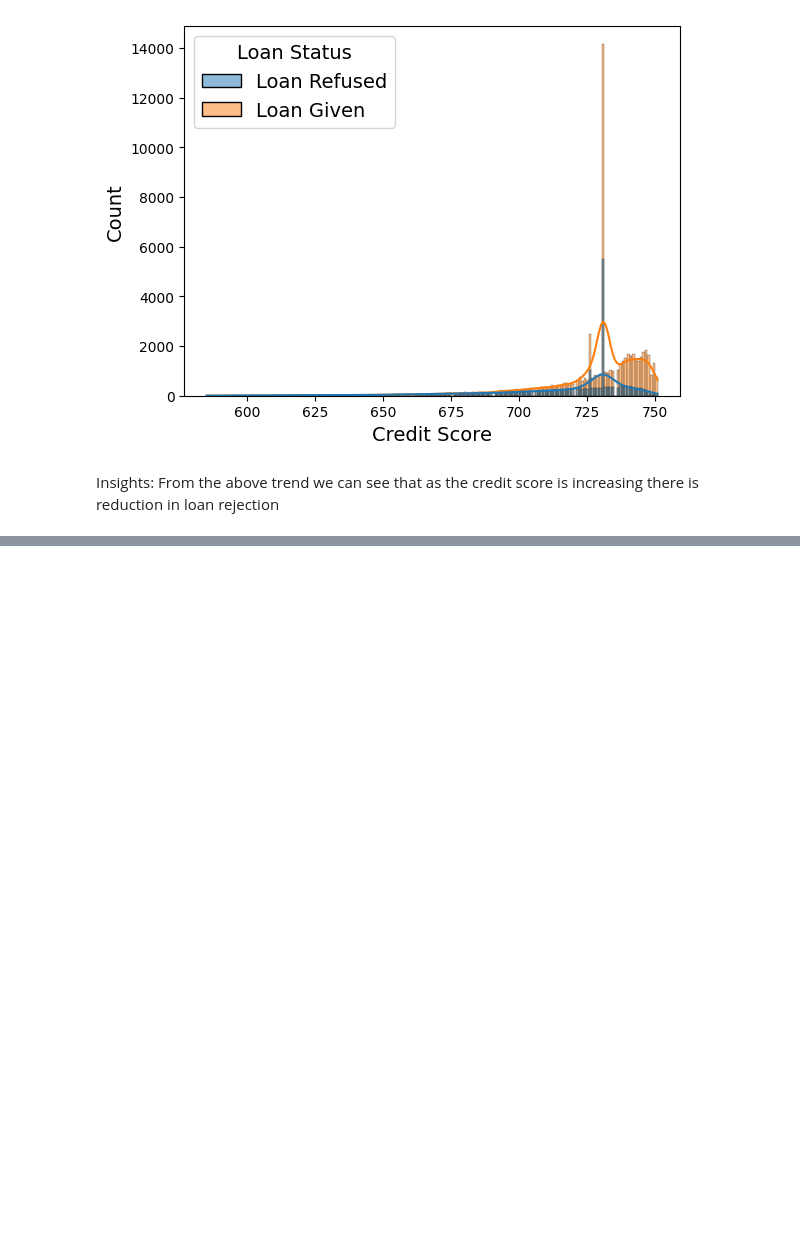
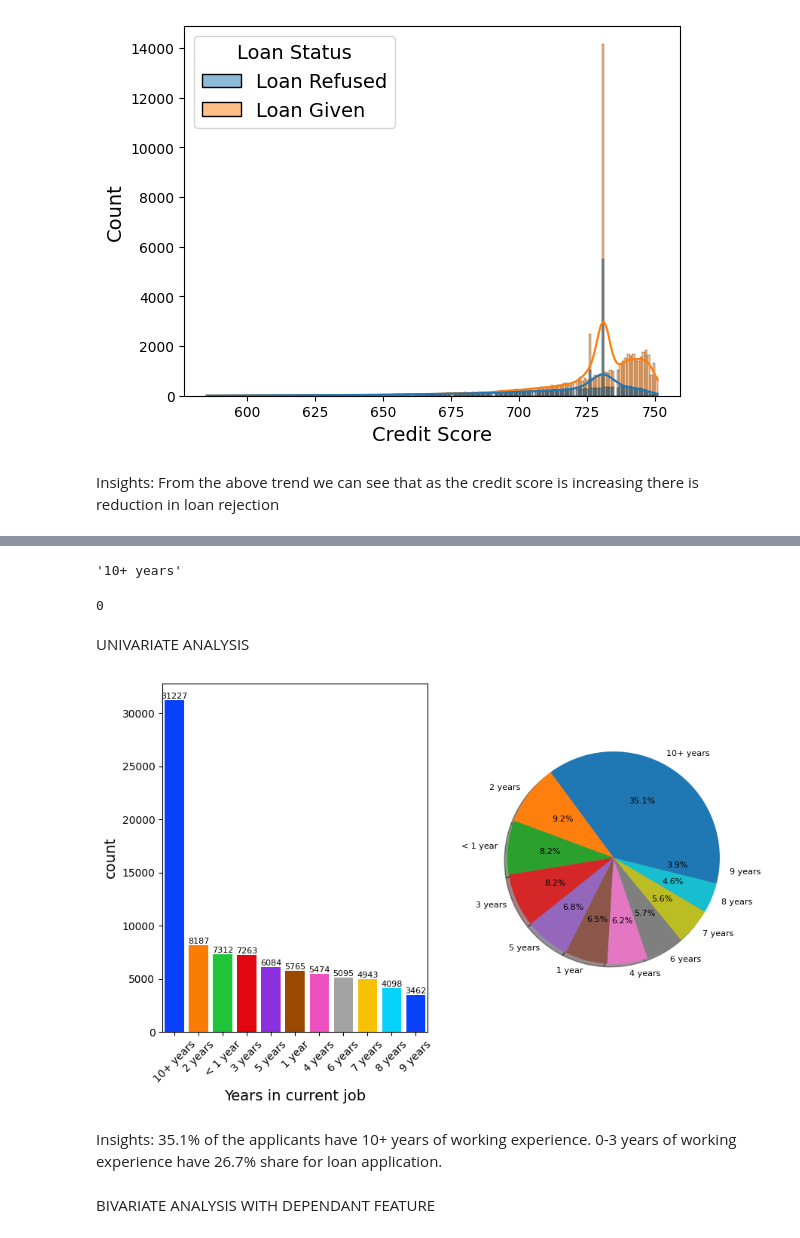
Before and after one commit to RohitDas92/Loan-Approval-Prediction-Project, a Jupyter notebook: loan_approval_prediction.ipynb, the cells around one changed output, grey strips where cells are left out. Cells and saved outputs as stored; diff of their text form; code cells hidden in the pictures; blank space fills up the shorter version.

```diff
--- a/loan_approval_prediction.ipynb
+++ b/loan_approval_prediction.ipynb
@@ -649,0 +668,30 @@ Insights: From the above trend we can see that as the credit score is increasing
+# %%
+years_in_current_job_mode = df_duplicates_removed['Years in current job'].mode()[0]
+# %%
+years_in_current_job_mode
+# %% [output]
+'10+ years'
+# %%
+df_duplicates_removed['Years in current job'].fillna(years_in_current_job_mode,inplace=True)
+# %%
+df_duplicates_removed['Years in current job'].isnull().sum()
+# %% [output]
+0
+# %% [markdown]
+UNIVARIATE ANALYSIS
+# %%
+f,ax = plt.subplots(1,2,figsize = (10,6))
+sns.countplot(x= df_duplicates_removed['Years in current job'],data = df_duplicates_removed,palette = 'bright',ax=ax[0],saturation=0.95,order = df_duplicates_removed['Years in current job'].value_counts().index)
+ax[0].tick_params(axis='x', rotation=45)
+for container in ax[0].containers:
+    ax[0].bar_label(container,color = 'black',size=8)
+
+plt.pie(x=df_duplicates_removed['Years in current job'].value_counts(),labels=df_duplicates_removed['Years in current job'].value_counts().index,autopct='%1.1f%%',shadow=True,textprops={'fontsize': 8})
+plt.show()
+# %% [output]
+[figure, added]
+# %% [markdown]
+Insights: 35.1% of the applicants have 10+ years of working experience.
+0-3 years of working experience have 26.7% share for loan application.
+# %% [markdown]
+BIVARIATE ANALYSIS WITH DEPENDANT FEATURE
```
Also changed, not shown: parts of 11 cells of this notebook.
